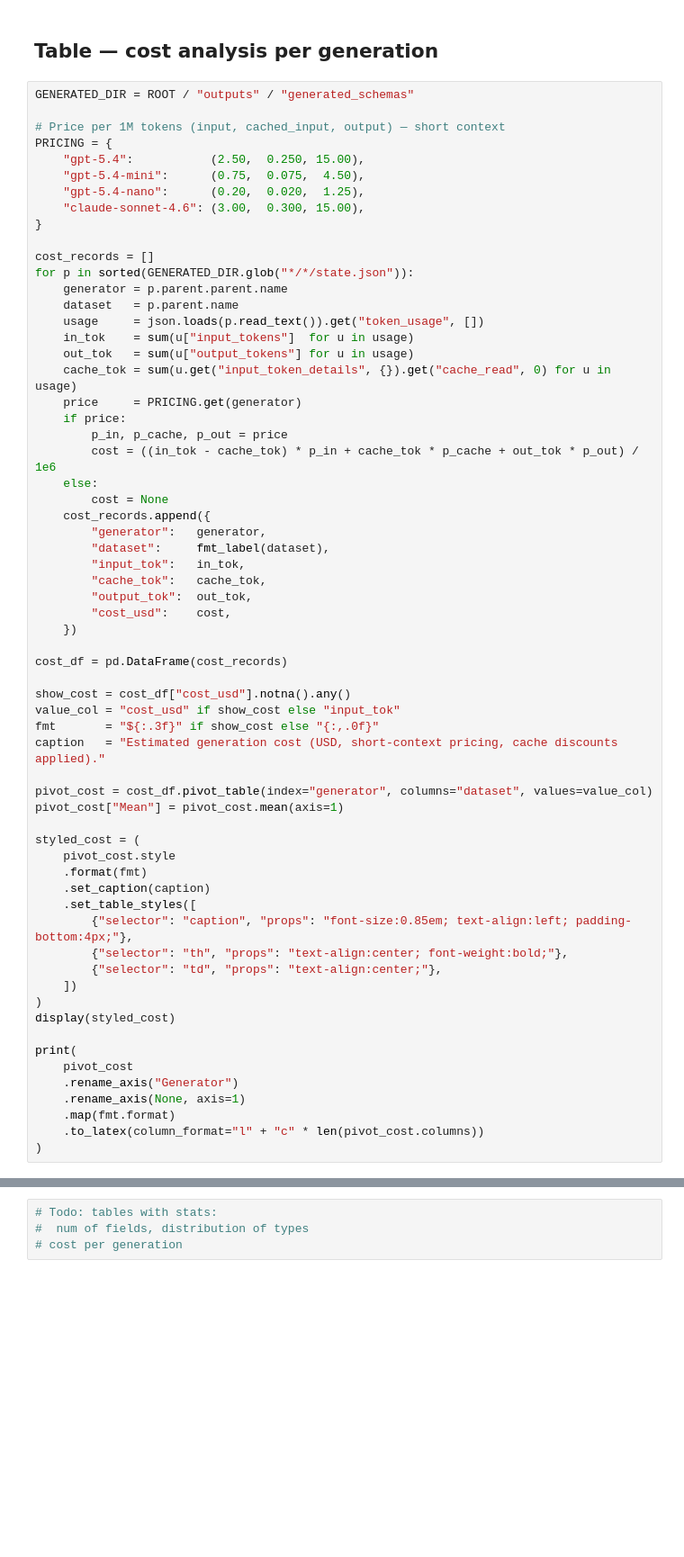
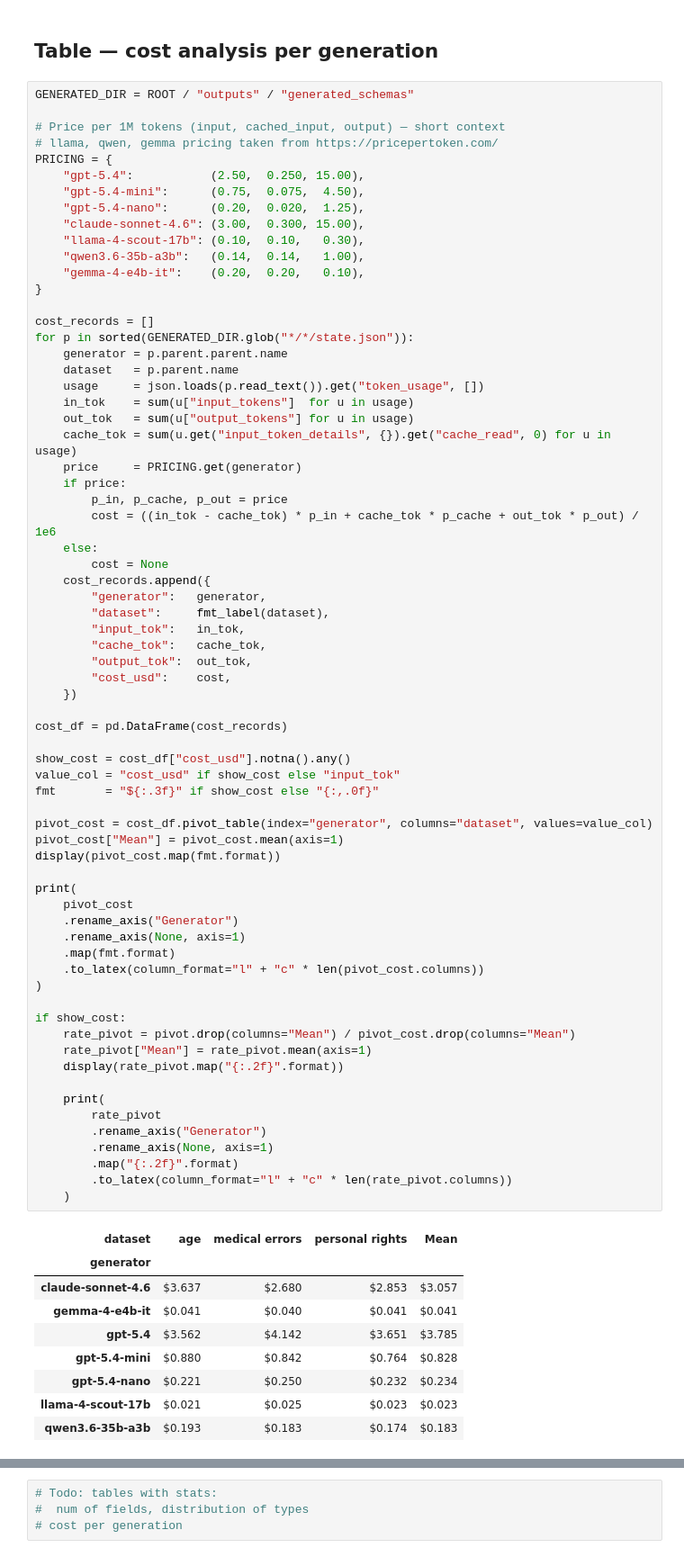
Before and after one commit to pwr-ai/schematize, a Jupyter notebook: notebooks/single_run_analysis.ipynb, the cells around one changed output, grey strips where cells are left out. Shown at 90% size. Cells and saved outputs as stored; diff of their text form; blank space fills up the shorter version.

```diff
--- a/notebooks/single_run_analysis.ipynb
+++ b/notebooks/single_run_analysis.ipynb
@@ -258,11 +249,15 @@ qwen3.6-35b-a3b & 83.9% & 51.5% & 64.0% \\
 GENERATED_DIR = ROOT / "outputs" / "generated_schemas"
 
 # Price per 1M tokens (input, cached_input, output) — short context
+# llama, qwen, gemma pricing taken from https://pricepertoken.com/
 PRICING = {
     "gpt-5.4":           (2.50,  0.250, 15.00),
     "gpt-5.4-mini":      (0.75,  0.075,  4.50),
     "gpt-5.4-nano":      (0.20,  0.020,  1.25),
     "claude-sonnet-4.6": (3.00,  0.300, 15.00),
+    "llama-4-scout-17b": (0.10,  0.10,   0.30),
+    "qwen3.6-35b-a3b":   (0.14,  0.14,   1.00),
+    "gemma-4-e4b-it":    (0.20,  0.20,   0.10),
 }
 
 cost_records = []
@@ -278,43 +273,53 @@ for p in sorted(GENERATED_DIR.glob("*/*/state.json")):
         p_in, p_cache, p_out = price
         cost = ((in_tok - cache_tok) * p_in + cache_tok * p_cache + out_tok * p_out) / 1e6
     else:
         cost = None
     cost_records.append({
         "generator":   generator,
         "dataset":     fmt_label(dataset),
         "input_tok":   in_tok,
         "cache_tok":   cache_tok,
         "output_tok":  out_tok,
         "cost_usd":    cost,
     })
 
 cost_df = pd.DataFrame(cost_records)
 
 show_cost = cost_df["cost_usd"].notna().any()
 value_col = "cost_usd" if show_cost else "input_tok"
 fmt       = "${:.3f}" if show_cost else "{:,.0f}"
-caption   = "Estimated generation cost (USD, short-context pricing, cache discounts applied)."
 
 pivot_cost = cost_df.pivot_table(index="generator", columns="dataset", values=value_col)
 pivot_cost["Mean"] = pivot_cost.mean(axis=1)
-
-styled_cost = (
-    pivot_cost.style
-    .format(fmt)
-    .set_caption(caption)
-    .set_table_styles([
-        {"selector": "caption", "props": "font-size:0.85em; text-align:left; padding-bottom:4px;"},
-        {"selector": "th", "props": "text-align:center; font-weight:bold;"},
-        {"selector": "td", "props": "text-align:center;"},
-    ])
-)
-display(styled_cost)
+display(pivot_cost.map(fmt.format))
 
 print(
     pivot_cost
     .rename_axis("Generator")
     .rename_axis(None, axis=1)
     .map(fmt.format)
     .to_latex(column_format="l" + "c" * len(pivot_cost.columns))
 )
+
+if show_cost:
+    rate_pivot = pivot.drop(columns="Mean") / pivot_cost.drop(columns="Mean")
+    rate_pivot["Mean"] = rate_pivot.mean(axis=1)
+    display(rate_pivot.map("{:.2f}".format))
+
+    print(
+        rate_pivot
+        .rename_axis("Generator")
+        .rename_axis(None, axis=1)
+        .map("{:.2f}".format)
+        .to_latex(column_format="l" + "c" * len(rate_pivot.columns))
+    )
 # %% [output]
+| dataset | age | medical errors | personal rights | Mean |
+| generator |  |  |  |  |
+| claude-sonnet-4.6 | $3.637 | $2.680 | $2.853 | $3.057 |
+| gemma-4-e4b-it | $0.041 | $0.040 | $0.041 | $0.041 |
+| gpt-5.4 | $3.562 | $4.142 | $3.651 | $3.785 |
+| gpt-5.4-mini | $0.880 | $0.842 | $0.764 | $0.828 |
+| gpt-5.4-nano | $0.221 | $0.250 | $0.232 | $0.234 |
+| llama-4-scout-17b | $0.021 | $0.025 | $0.023 | $0.023 |
+| qwen3.6-35b-a3b | $0.193 | $0.183 | $0.174 | $0.183 |
```
Also changed, not shown: parts of 5 cells of this notebook, 19 other files.
